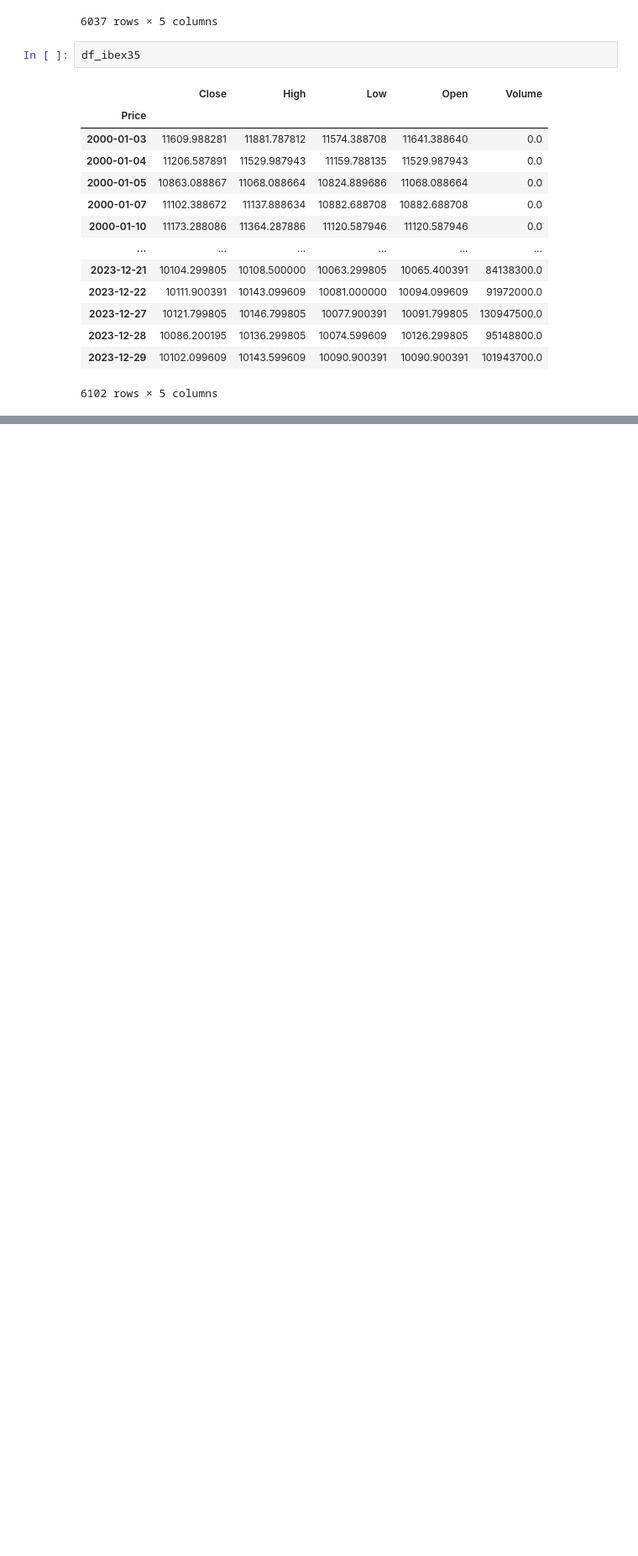
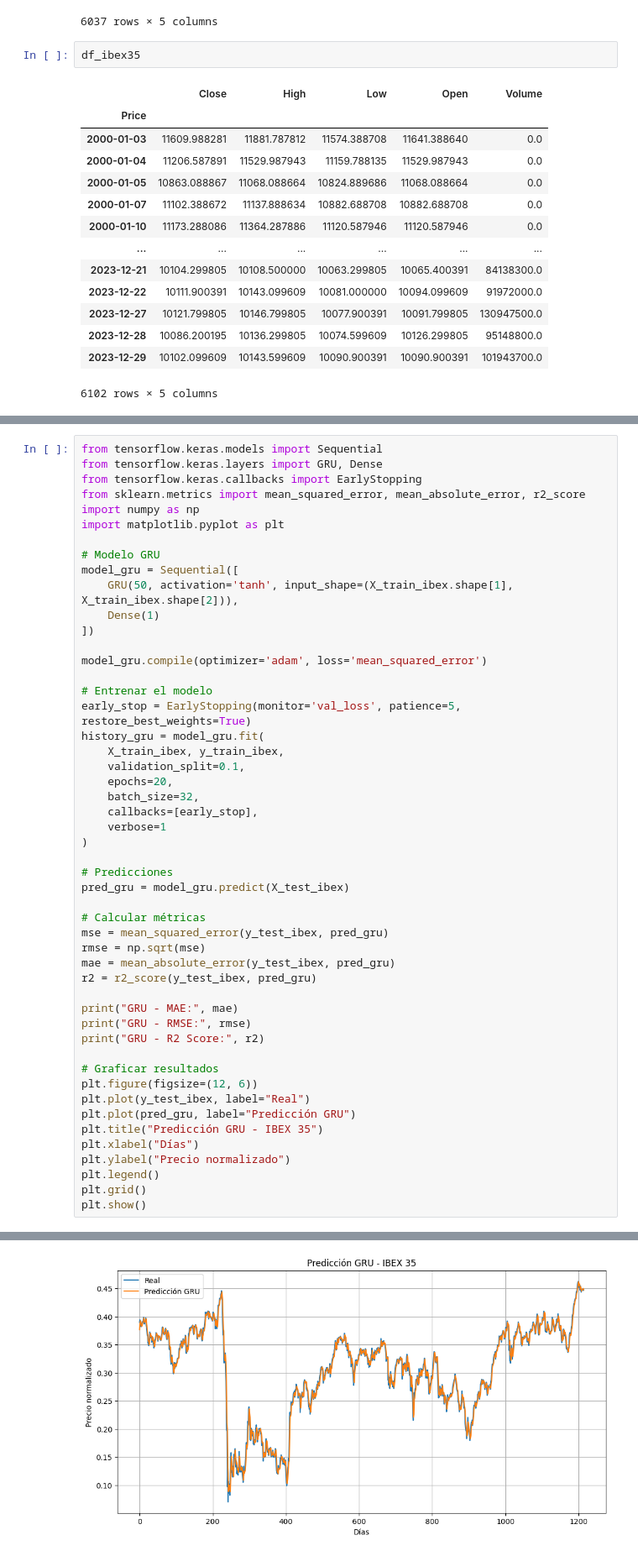
Before and after one commit to Braxwells/IBEX-35-SP-500, a Jupyter notebook: main.ipynb, the cells around one changed output, grey strips where cells are left out. Shown at 84% size. Saved outputs shown, nothing was run; the diff lists cells and outputs as text; blank space fills up the shorter version.

```diff
--- a/main.ipynb
+++ b/main.ipynb
@@ -157,0 +362,51 @@ ZX
+# %%
+from tensorflow.keras.models import Sequential
+from tensorflow.keras.layers import GRU, Dense
+from tensorflow.keras.callbacks import EarlyStopping
+from sklearn.metrics import mean_squared_error, mean_absolute_error, r2_score
+import numpy as np
+import matplotlib.pyplot as plt
+
+# Modelo GRU
+model_gru = Sequential([
+    GRU(50, activation='tanh', input_shape=(X_train_ibex.shape[1], X_train_ibex.shape[2])),
+    Dense(1)
+])
+
+model_gru.compile(optimizer='adam', loss='mean_squared_error')
+
+# Entrenar el modelo
+early_stop = EarlyStopping(monitor='val_loss', patience=5, restore_best_weights=True)
+history_gru = model_gru.fit(
+    X_train_ibex, y_train_ibex,
+    validation_split=0.1,
+    epochs=20,
+    batch_size=32,
+    callbacks=[early_stop],
+    verbose=1
+)
+
+# Predicciones
+pred_gru = model_gru.predict(X_test_ibex)
+
+# Calcular métricas
+mse = mean_squared_error(y_test_ibex, pred_gru)
+rmse = np.sqrt(mse)
+mae = mean_absolute_error(y_test_ibex, pred_gru)
+r2 = r2_score(y_test_ibex, pred_gru)
+
+print("GRU - MAE:", mae)
+print("GRU - RMSE:", rmse)
+print("GRU - R2 Score:", r2)
+
+# Graficar resultados
+plt.figure(figsize=(12, 6))
+plt.plot(y_test_ibex, label="Real")
+plt.plot(pred_gru, label="Predicción GRU")
+plt.title("Predicción GRU - IBEX 35")
+plt.xlabel("Días")
+plt.ylabel("Precio normalizado")
+plt.legend()
+plt.grid()
+plt.show()
+# %% [output]
@@ -157,0 +431 @@ ZX
+[figure, added]
```
Also changed, not shown: parts of 15 cells of this notebook.
